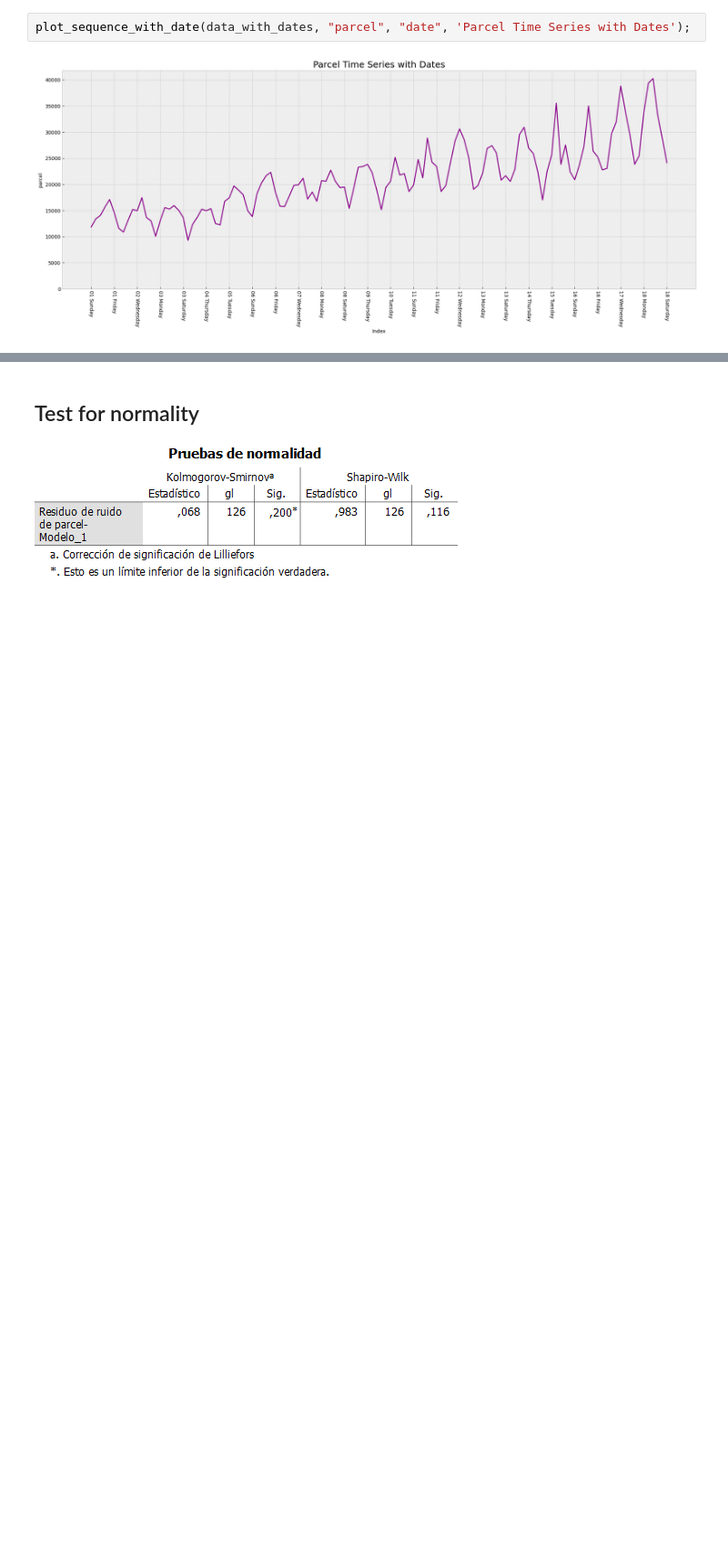
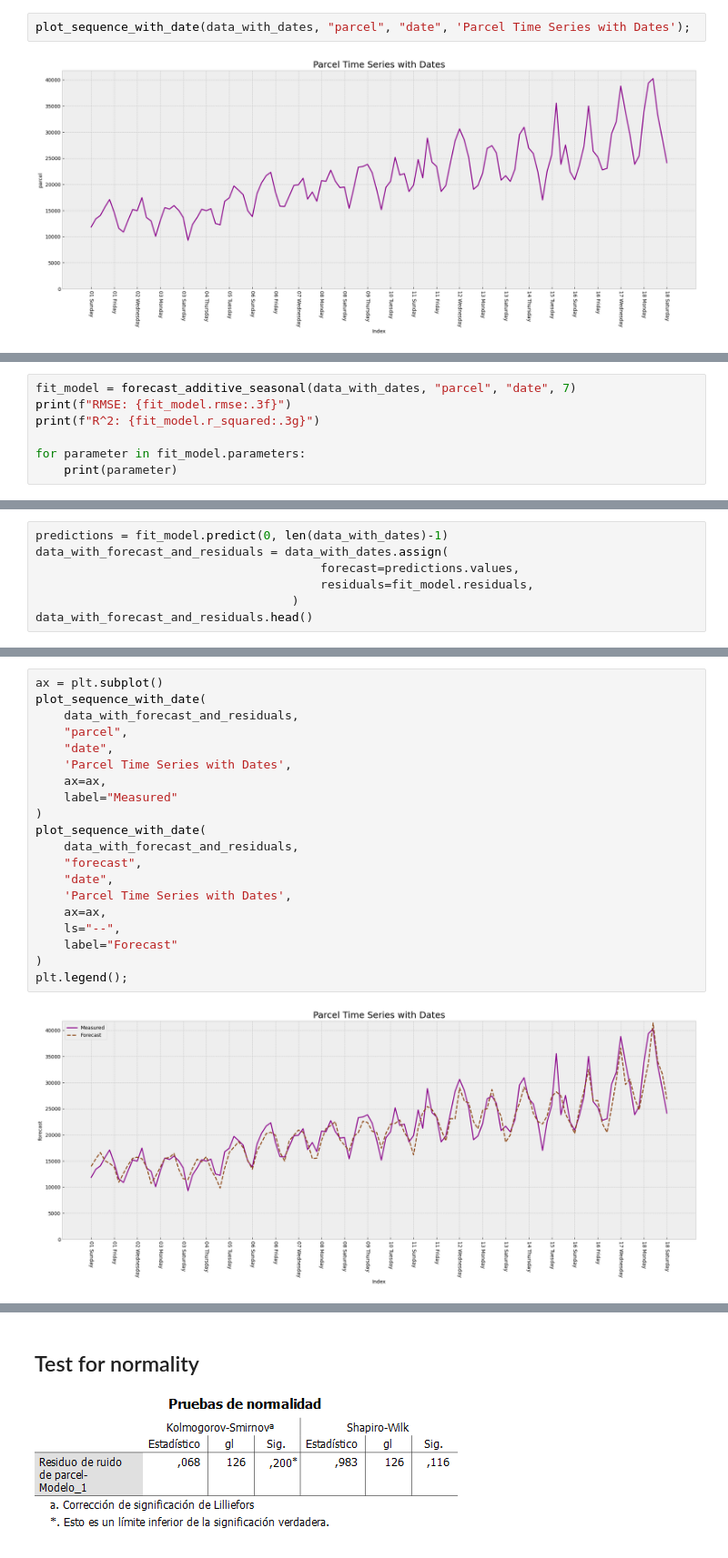
Before and after one commit to ELC/sistemas-de-gestion, a Jupyter notebook: book/chapters/01_Parcel.ipynb, the cells around one changed output, grey strips where cells are left out. Shown at 91% size. Drawn from its saved outputs; the diff is of its cells as text; blank space fills up the shorter version.

```diff
--- a/book/chapters/01_Parcel.ipynb
+++ b/book/chapters/01_Parcel.ipynb
@@ -104,0 +105,7 @@ plt.legend();
+# %%
+fit_model = forecast_additive_seasonal(data_with_dates, "parcel", "date", 7)
+print(f"RMSE: {fit_model.rmse:.3f}")
+print(f"R^2: {fit_model.r_squared:.3g}")
+
+for parameter in fit_model.parameters:
+    print(parameter)
@@ -104,0 +117,7 @@ plt.legend();
+# %%
+predictions = fit_model.predict(0, len(data_with_dates)-1)
+data_with_forecast_and_residuals = data_with_dates.assign(
+                                        forecast=predictions.values,
+                                        residuals=fit_model.residuals,
+                                    )
+data_with_forecast_and_residuals.head()
@@ -105 +131,23 @@ plt.legend();
+# %%
+ax = plt.subplot()
+plot_sequence_with_date(
+    data_with_forecast_and_residuals,
+    "parcel",
+    "date",
+    'Parcel Time Series with Dates',
+    ax=ax,
+    label="Measured"
+)
+plot_sequence_with_date(
+    data_with_forecast_and_residuals,
+    "forecast",
+    "date",
+    'Parcel Time Series with Dates',
+    ax=ax,
+    ls="--",
+    label="Forecast"
+)
+plt.legend();
+# %% [output]
+[figure, added]
 # %% [markdown]
```
Also changed, not shown: parts of 37 cells of this notebook, 11 other files.
